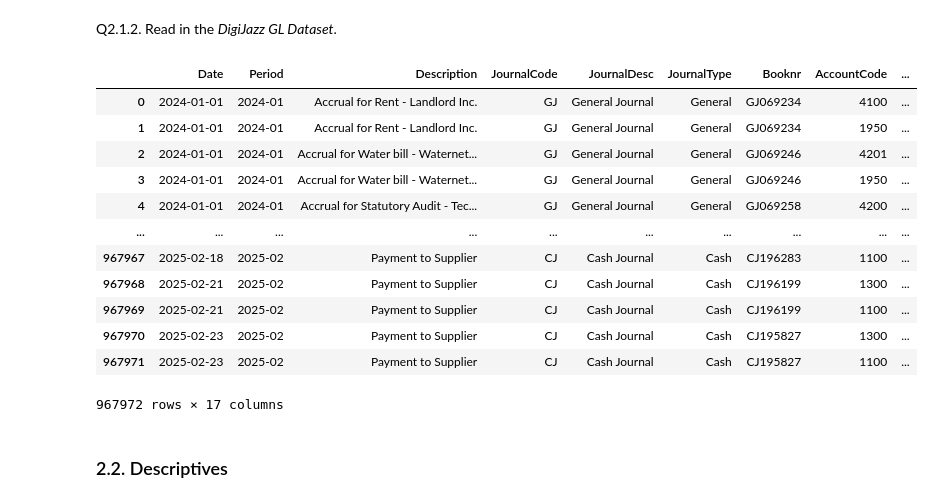
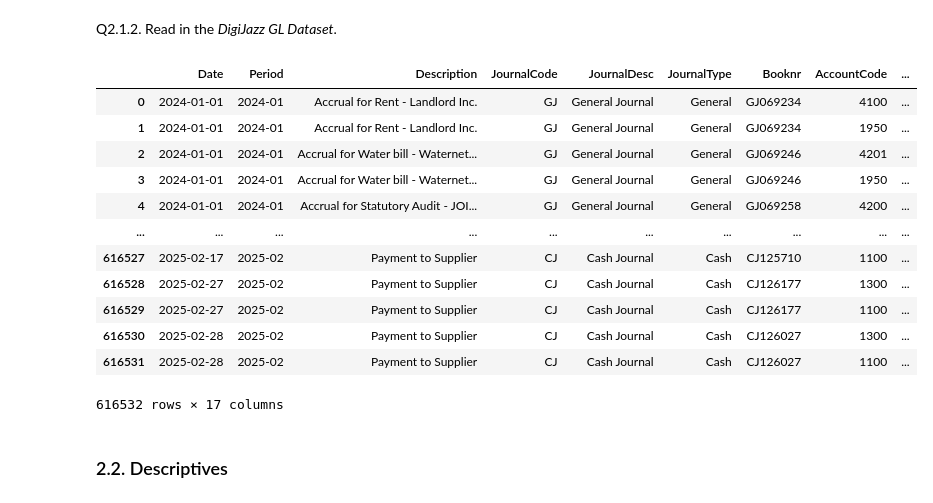
Before and after one commit to Louren/dsa-practica, a Jupyter notebook: Notebooks/1a_answers.ipynb, the cells around one changed output. Cells and saved outputs as stored; diff of their text form; code cells hidden in the pictures.

Commit message:
Minor changes to 1a - finalization and reran on DJ dataset

```diff
--- a/Notebooks/1a_answers.ipynb
+++ b/Notebooks/1a_answers.ipynb
@@ -158,24 +158,24 @@ Q2.1.2. Read in the _DigiJazz GL Dataset_.
 # %%
 #A2.1.2.
 import pandas as pd
 import os
 # Path needs to be adjusted to the location of the file - Louren to set this to proper path for Colab
-gl_data = pd.read_excel(os.path.join(os.getcwd(), "../../GL Generate/transactions.xlsx"), sheet_name="GLData");
+gl_data = pd.read_excel(os.path.join(os.getcwd(), "../Datasets/DigiJazz_transactions.xlsx"), sheet_name="GLData");
 gl_data
 # %% [output]
 |  | Date | Period | Description | JournalCode | JournalDesc | JournalType | Booknr | AccountCode | ... |
 | 0 | 2024-01-01 | 2024-01 | Accrual for Rent - Landlord Inc. | GJ | General Journal | General | GJ069234 | 4100 | ... |
 | 1 | 2024-01-01 | 2024-01 | Accrual for Rent - Landlord Inc. | GJ | General Journal | General | GJ069234 | 1950 | ... |
 | 2 | 2024-01-01 | 2024-01 | Accrual for Water bill - Waternet... | GJ | General Journal | General | GJ069246 | 4201 | ... |
 | 3 | 2024-01-01 | 2024-01 | Accrual for Water bill - Waternet... | GJ | General Journal | General | GJ069246 | 1950 | ... |
-| 4 | 2024-01-01 | 2024-01 | Accrual for Statutory Audit - Tec... | GJ | General Journal | General | GJ069258 | 4200 | ... |
+| 4 | 2024-01-01 | 2024-01 | Accrual for Statutory Audit - JOI... | GJ | General Journal | General | GJ069258 | 4200 | ... |
 | ... | ... | ... | ... | ... | ... | ... | ... | ... | ... |
-| 967967 | 2025-02-18 | 2025-02 | Payment to Supplier | CJ | Cash Journal | Cash | CJ196283 | 1100 | ... |
-| 967968 | 2025-02-21 | 2025-02 | Payment to Supplier | CJ | Cash Journal | Cash | CJ196199 | 1300 | ... |
-| 967969 | 2025-02-21 | 2025-02 | Payment to Supplier | CJ | Cash Journal | Cash | CJ196199 | 1100 | ... |
-| 967970 | 2025-02-23 | 2025-02 | Payment to Supplier | CJ | Cash Journal | Cash | CJ195827 | 1300 | ... |
-| 967971 | 2025-02-23 | 2025-02 | Payment to Supplier | CJ | Cash Journal | Cash | CJ195827 | 1100 | ... |
+| 616527 | 2025-02-17 | 2025-02 | Payment to Supplier | CJ | Cash Journal | Cash | CJ125710 | 1100 | ... |
+| 616528 | 2025-02-27 | 2025-02 | Payment to Supplier | CJ | Cash Journal | Cash | CJ126177 | 1300 | ... |
+| 616529 | 2025-02-27 | 2025-02 | Payment to Supplier | CJ | Cash Journal | Cash | CJ126177 | 1100 | ... |
+| 616530 | 2025-02-28 | 2025-02 | Payment to Supplier | CJ | Cash Journal | Cash | CJ126027 | 1300 | ... |
+| 616531 | 2025-02-28 | 2025-02 | Payment to Supplier | CJ | Cash Journal | Cash | CJ126027 | 1100 | ... |
-967972 rows × 17 columns
+616532 rows × 17 columns
 # %% [markdown]
 ### 2.2. Descriptives
 # %% [markdown]
```
Also changed, not shown: parts of 24 cells of this notebook.
